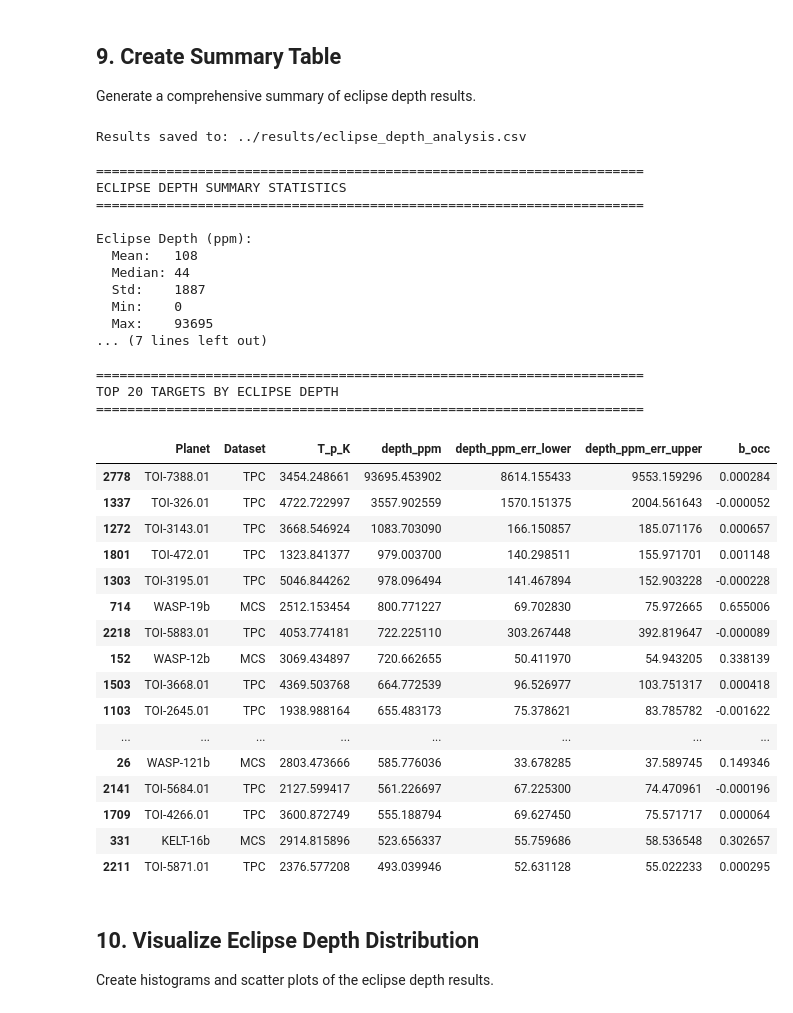
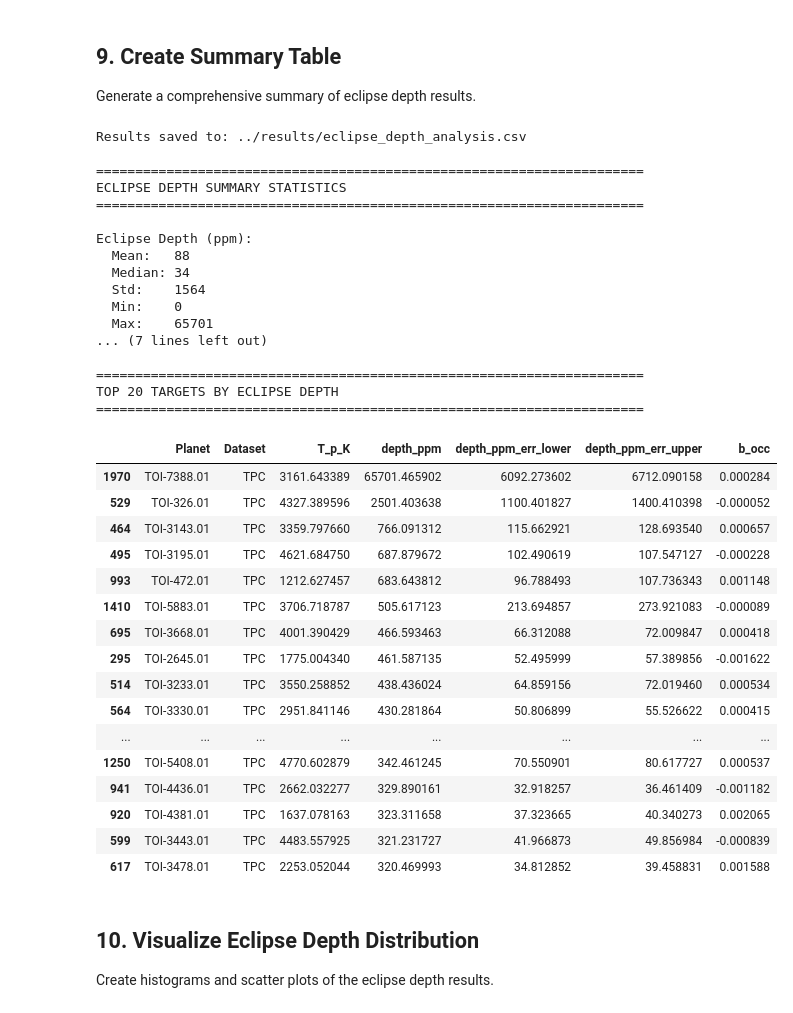
Before and after one commit to zoutongshen/Ariel-Target-Selection, a Jupyter notebook: analysis/notebooks/eclipse_depth_analysis.ipynb, the cells around one changed output. Cells and saved outputs as stored; diff of their text form; code cells hidden in the pictures.

```diff
--- a/analysis/notebooks/eclipse_depth_analysis.ipynb
+++ b/analysis/notebooks/eclipse_depth_analysis.ipynb
@@ -349,13 +374,19 @@ Example: K2-232b
 
 Match systems between MCMC results and stellar parameter catalog.
 # %%
-# Merge MCMC results with stellar parameters
+# Merge MCMC results with stellar parameters (TPC ONLY)
 systems_for_analysis = []
 missing_stellar = []
 incomplete_stellar = []
+skipped_mcs = 0
 
 for idx, row in mcmc_results.iterrows():
     planet_name = row['Planet']
+
+    # Skip MCS systems - only analyze TPC
+    if row['Dataset'] == 'MCS':
+        skipped_mcs += 1
+        continue
 
     if planet_name not in all_stellar:
         missing_stellar.append(planet_name)
@@ -392,7 +423,8 @@ for idx, row in mcmc_results.iterrows():
 
     systems_for_analysis.append(system)
 
-print(f"Systems ready for eclipse depth analysis: {len(systems_for_analysis)}")
+print(f"Systems ready for eclipse depth analysis: {len(systems_for_analysis)} (TPC only)")
+print(f"MCS systems skipped: {skipped_mcs}")
 print(f"Systems missing from stellar catalog: {len(missing_stellar)}")
 print(f"Systems with incomplete stellar data: {len(incomplete_stellar)}")
 
@@ -450,9 +479,11 @@ For this analysis, we'll use **Option A** with Monte Carlo sampling.
 
 For each system, propagate uncertainties through the eclipse depth calculation.
 # %%
-def calculate_eclipse_depth_distribution(system, n_samples=10000, A_B=0.0, f=0.5, random_seed=42):
+def calculate_eclipse_depth_distribution(system, n_samples=10000, epsilon=0.8, random_seed=42):
     """
     Calculate eclipse depth distribution via Monte Carlo sampling.
+
+    Uses Tessenyi et al. (2012) temperature formulation with temperature-dependent albedo.
 
     Parameters:
     -----------
@@ -460,10 +491,8 @@ def calculate_eclipse_depth_distribution(system, n_samples=10000, A_B=0.0, f=0.5
         System parameters including stellar params and MCMC results
     n_samples : int
         Number of Monte Carlo samples
-    A_B : float
-        Bond albedo assumption
-    f : float
-        Heat redistribution factor
+    epsilon : float
+        Greenhouse effect parameter (default: 0.8)
     random_seed : int
         Random seed for reproducibility
 
@@ -486,8 +515,10 @@ def calculate_eclipse_depth_distribution(system, n_samples=10000, A_B=0.0, f=0.5
     R_p_samples = np.clip(R_p_samples, 0.01, 30)  # R_jup
     a_samples = np.clip(a_samples, 0.001, 100)  # AU
 
-    # Calculate planet temperature for each sample
-    T_p_samples = planet_temperature(T_star_samples, R_star_samples, a_samples, A_B=A_B, f=f)
+    # Calculate planet temperature for each sample (vectorized with temperature-dependent albedo)
+    T_p_samples = np.zeros(n_samples)
+    for i in range(n_samples):
+        T_p_samples[i] = planet_temperature(T_star_samples[i], R_star_samples[i], a_samples[i], epsilon=epsilon)
 
     # Calculate eclipse depth for each sample
     depth_samples = eclipse_depth(R_p_samples, R_star_samples, T_p_samples, T_star_samples)
@@ -528,12 +559,14 @@ def calculate_eclipse_depth_distribution(system, n_samples=10000, A_B=0.0, f=0.5
         'depth_samples': depth_samples,
         'depth_ppm_samples': depth_ppm_samples,
         # Assumptions
-        'A_B': A_B,
-        'f': f
+        'epsilon': epsilon
     }
 
     return results
 
 print("Eclipse depth calculation function defined.")
+print("Using Tessenyi et al. (2012) formulation:")
+print("  - ε = 0.8 (greenhouse effect)")
+print("  - A = 0.3 for T_p < 700 K, A = 0.1 for T_p > 700 K (temperature-dependent albedo)")
 # %% [output]
 Eclipse depth calculation function defined.
@@ -555,8 +591,7 @@ for i, system in enumerate(systems_for_analysis, 1):
         result = calculate_eclipse_depth_distribution(
             system,
             n_samples=10000,
-            A_B=0.0,  # Conservative (maximum T_p)
-            f=0.5,    # Uniform redistribution
+            epsilon=0.8,  # Greenhouse effect (Tessenyi et al. 2012)
             random_seed=42 + i
         )
         eclipse_results.append(result)
@@ -617,8 +652,7 @@ if len(eclipse_results) > 0:
             'depth_ppm_err_lower': result['depth_ppm_err_lower'],
             'depth_ppm_err_upper': result['depth_ppm_err_upper'],
             'depth_fractional': result['depth_median'],
-            'A_B': result['A_B'],
-            'f': result['f']
+            'epsilon': result['epsilon']
         })
 
     eclipse_summary_df = pd.DataFrame(summary_data)
@@ -643,53 +677,53 @@ if len(eclipse_results) > 0:
     print(f"\nPlanet Temperature (K):")
     print(f"  Mean:   {eclipse_summary_df['T_p_K'].mean():.0f}")
     print(f"  Median: {eclipse_summary_df['T_p_K'].median():.0f}")
     print(f"  Std:    {eclipse_summary_df['T_p_K'].std():.0f}")
     print(f"  Min:    {eclipse_summary_df['T_p_K'].min():.0f}")
     print(f"  Max:    {eclipse_summary_df['T_p_K'].max():.0f}")
 
     # Show top targets
     print(f"\n" + "="*70)
     print("TOP 20 TARGETS BY ECLIPSE DEPTH")
     print("="*70)
     top20 = eclipse_summary_df.nlargest(20, 'depth_ppm')
     display(top20[['Planet', 'Dataset', 'T_p_K', 'depth_ppm', 'depth_ppm_err_lower', 'depth_ppm_err_upper', 'b_occ']])
 else:
     print("No results to summarize.")
 # %% [output]
 Results saved to: ../results/eclipse_depth_analysis.csv
 
 ======================================================================
 ECLIPSE DEPTH SUMMARY STATISTICS
 ======================================================================
 
 Eclipse Depth (ppm):
-  Mean:   108
-  Median: 44
-  Std:    1887
+  Mean:   88
+  Median: 34
+  Std:    1564
   Min:    0
-  Max:    93695
+  Max:    65701
 ... (7 lines left out)
 
 ======================================================================
 TOP 20 TARGETS BY ECLIPSE DEPTH
 ======================================================================
 |  | Planet | Dataset | T_p_K | depth_ppm | depth_ppm_err_lower | depth_ppm_err_upper | b_occ |
-| 2778 | TOI-7388.01 | TPC | 3454.248661 | 93695.453902 | 8614.155433 | 9553.159296 | 0.000284 |
-| 1337 | TOI-326.01 | TPC | 4722.722997 | 3557.902559 | 1570.151375 | 2004.561643 | -0.000052 |
-| 1272 | TOI-3143.01 | TPC | 3668.546924 | 1083.703090 | 166.150857 | 185.071176 | 0.000657 |
-| 1801 | TOI-472.01 | TPC | 1323.841377 | 979.003700 | 140.298511 | 155.971701 | 0.001148 |
-| 1303 | TOI-3195.01 | TPC | 5046.844262 | 978.096494 | 141.467894 | 152.903228 | -0.000228 |
-| 714 | WASP-19b | MCS | 2512.153454 | 800.771227 | 69.702830 | 75.972665 | 0.655006 |
-| 2218 | TOI-5883.01 | TPC | 4053.774181 | 722.225110 | 303.267448 | 392.819647 | -0.000089 |
-| 152 | WASP-12b | MCS | 3069.434897 | 720.662655 | 50.411970 | 54.943205 | 0.338139 |
-| 1503 | TOI-3668.01 | TPC | 4369.503768 | 664.772539 | 96.526977 | 103.751317 | 0.000418 |
-| 1103 | TOI-2645.01 | TPC | 1938.988164 | 655.483173 | 75.378621 | 83.785782 | -0.001622 |
+| 1970 | TOI-7388.01 | TPC | 3161.643389 | 65701.465902 | 6092.273602 | 6712.090158 | 0.000284 |
+| 529 | TOI-326.01 | TPC | 4327.389596 | 2501.403638 | 1100.401827 | 1400.410398 | -0.000052 |
+| 464 | TOI-3143.01 | TPC | 3359.797660 | 766.091312 | 115.662921 | 128.693540 | 0.000657 |
+| 495 | TOI-3195.01 | TPC | 4621.684750 | 687.879672 | 102.490619 | 107.547127 | -0.000228 |
+| 993 | TOI-472.01 | TPC | 1212.627457 | 683.643812 | 96.788493 | 107.736343 | 0.001148 |
+| 1410 | TOI-5883.01 | TPC | 3706.718787 | 505.617123 | 213.694857 | 273.921083 | -0.000089 |
+| 695 | TOI-3668.01 | TPC | 4001.390429 | 466.593463 | 66.312088 | 72.009847 | 0.000418 |
+| 295 | TOI-2645.01 | TPC | 1775.004340 | 461.587135 | 52.495999 | 57.389856 | -0.001622 |
+| 514 | TOI-3233.01 | TPC | 3550.258852 | 438.436024 | 64.859156 | 72.019460 | 0.000534 |
+| 564 | TOI-3330.01 | TPC | 2951.841146 | 430.281864 | 50.806899 | 55.526622 | 0.000415 |
 | ... | ... | ... | ... | ... | ... | ... | ... |
-| 26 | WASP-121b | MCS | 2803.473666 | 585.776036 | 33.678285 | 37.589745 | 0.149346 |
-| 2141 | TOI-5684.01 | TPC | 2127.599417 | 561.226697 | 67.225300 | 74.470961 | -0.000196 |
-| 1709 | TOI-4266.01 | TPC | 3600.872749 | 555.188794 | 69.627450 | 75.571717 | 0.000064 |
-| 331 | KELT-16b | MCS | 2914.815896 | 523.656337 | 55.759686 | 58.536548 | 0.302657 |
-| 2211 | TOI-5871.01 | TPC | 2376.577208 | 493.039946 | 52.631128 | 55.022233 | 0.000295 |
+| 1250 | TOI-5408.01 | TPC | 4770.602879 | 342.461245 | 70.550901 | 80.617727 | 0.000537 |
+| 941 | TOI-4436.01 | TPC | 2662.032277 | 329.890161 | 32.918257 | 36.461409 | -0.001182 |
+| 920 | TOI-4381.01 | TPC | 1637.078163 | 323.311658 | 37.323665 | 40.340273 | 0.002065 |
+| 599 | TOI-3443.01 | TPC | 4483.557925 | 321.231727 | 41.966873 | 49.856984 | -0.000839 |
+| 617 | TOI-3478.01 | TPC | 2253.052044 | 320.469993 | 34.812852 | 39.458831 | 0.001588 |
 # %% [markdown]
 ## 10. Visualize Eclipse Depth Distribution
 
```
Also changed, not shown: parts of 8 cells of this notebook, 44 other files.
